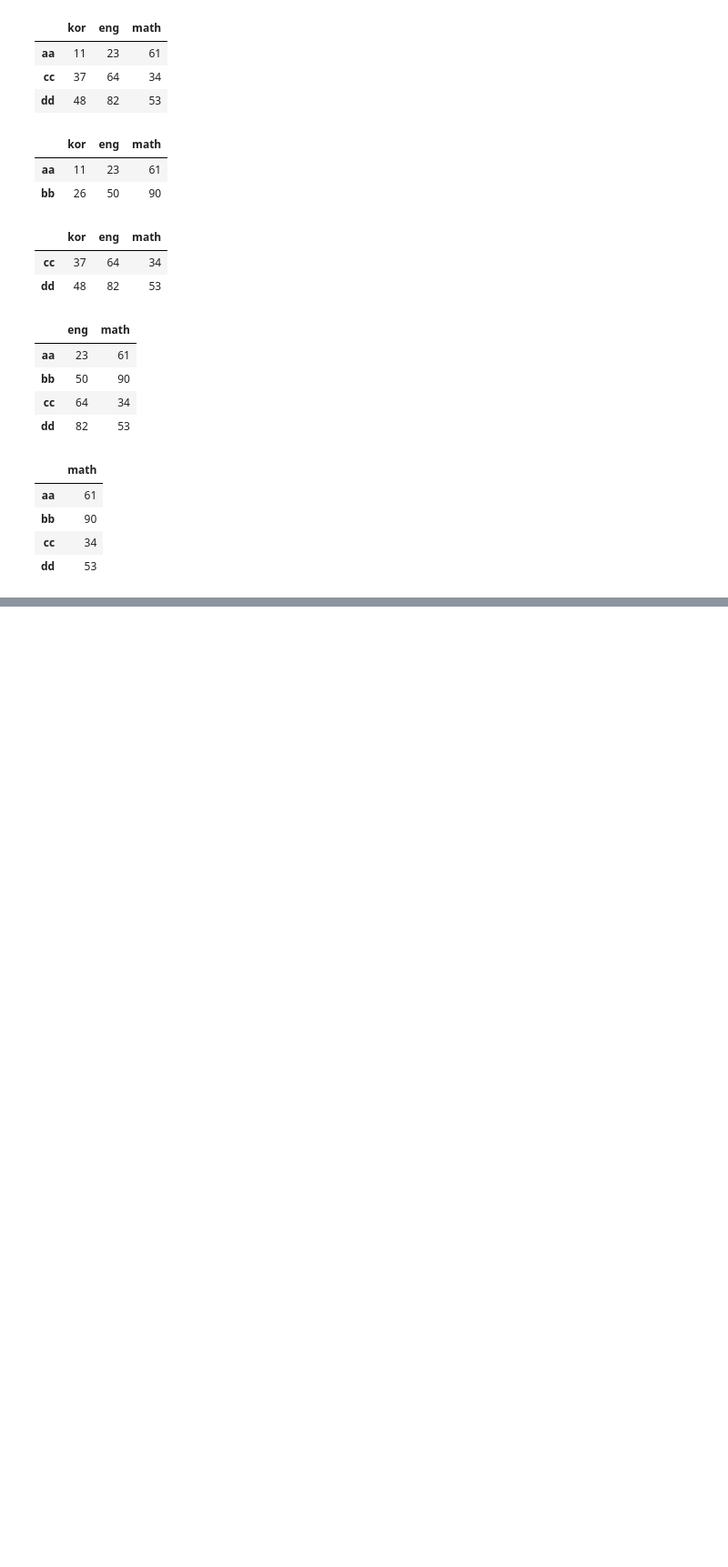
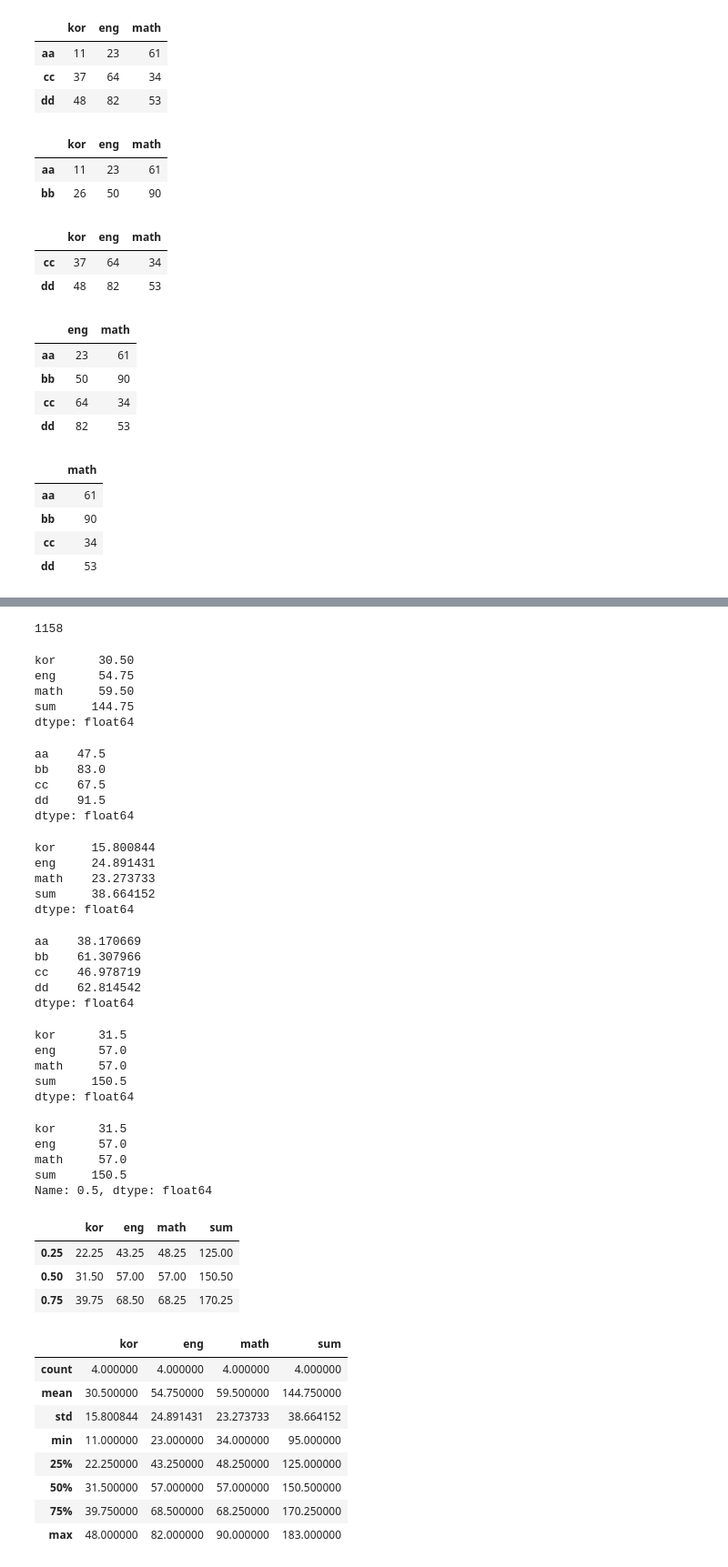
Before and after one commit to minsuk-sung/ssmc_python_using_bigdata, a Jupyter notebook: data_analysis/pythonTest/pandas_DataFrame.ipynb, the cells around one changed output, grey strips where cells are left out. Shown at 91% size. Cells and saved outputs as stored; diff of their text form; code cells hidden in the pictures; blank space fills up the shorter version.

```diff
--- a/data_analysis/pythonTest/pandas_DataFrame.ipynb
+++ b/data_analysis/pythonTest/pandas_DataFrame.ipynb
@@ -437,3 +437,7 @@ df.drop(['kor','eng'],axis = 1)
 | bb | 90 |
 | cc | 34 |
 | dd | 53 |
+# %%
+df.loc['bb':, 'aaa'] = [2,3,4]
+df.loc['cc':, 'bbb'] = [2,3]
+df
@@ -439,0 +581,3 @@ df.drop(['kor','eng'],axis = 1)
+# %%
+df['sum']=df.sum(axis=1)
+df
@@ -439,0 +590,71 @@ df.drop(['kor','eng'],axis = 1)
+# %%
+df.sum().sum()
+# %% [output]
+1158
+# %%
+df.mean()
+# %% [output]
+kor      30.50
+eng      54.75
+math     59.50
+sum     144.75
+dtype: float64
+# %%
+df.mean(axis=1)
+# %% [output]
+aa    47.5
+bb    83.0
+cc    67.5
+dd    91.5
+dtype: float64
+# %%
+df.std()
+# %% [output]
+kor     15.800844
+eng     24.891431
+math    23.273733
+sum     38.664152
+dtype: float64
+# %%
+df.std(axis=1)
+# %% [output]
+aa    38.170669
+bb    61.307966
+cc    46.978719
+dd    62.814542
+dtype: float64
+# %%
+df.median()
+# %% [output]
+kor      31.5
+eng      57.0
+math     57.0
+sum     150.5
+dtype: float64
+# %%
+df.quantile()
+# %% [output]
+kor      31.5
+eng      57.0
+math     57.0
+sum     150.5
+Name: 0.5, dtype: float64
+# %%
+df.quantile([0.25,0.5,0.75])
+# %% [output]
+|  | kor | eng | math | sum |
+| 0.25 | 22.25 | 43.25 | 48.25 | 125.00 |
+| 0.50 | 31.50 | 57.00 | 57.00 | 150.50 |
+| 0.75 | 39.75 | 68.50 | 68.25 | 170.25 |
+# %%
+df.describe()
+# %% [output]
+|  | kor | eng | math | sum |
+| count | 4.000000 | 4.000000 | 4.000000 | 4.000000 |
+| mean | 30.500000 | 54.750000 | 59.500000 | 144.750000 |
+| std | 15.800844 | 24.891431 | 23.273733 | 38.664152 |
+| min | 11.000000 | 23.000000 | 34.000000 | 95.000000 |
+| 25% | 22.250000 | 43.250000 | 48.250000 | 125.000000 |
+| 50% | 31.500000 | 57.000000 | 57.000000 | 150.500000 |
+| 75% | 39.750000 | 68.500000 | 68.250000 | 170.250000 |
+| max | 48.000000 | 82.000000 | 90.000000 | 183.000000 |
```
Also changed, not shown: parts of 20 cells of this notebook.
